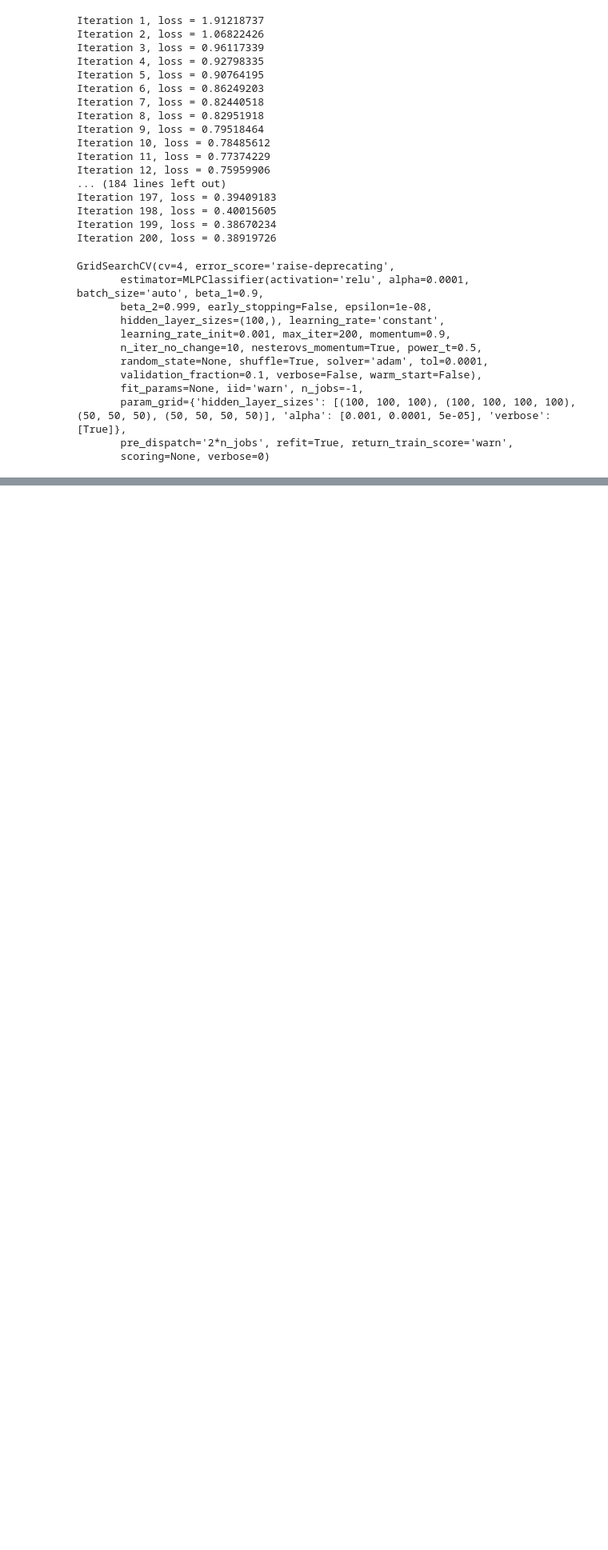
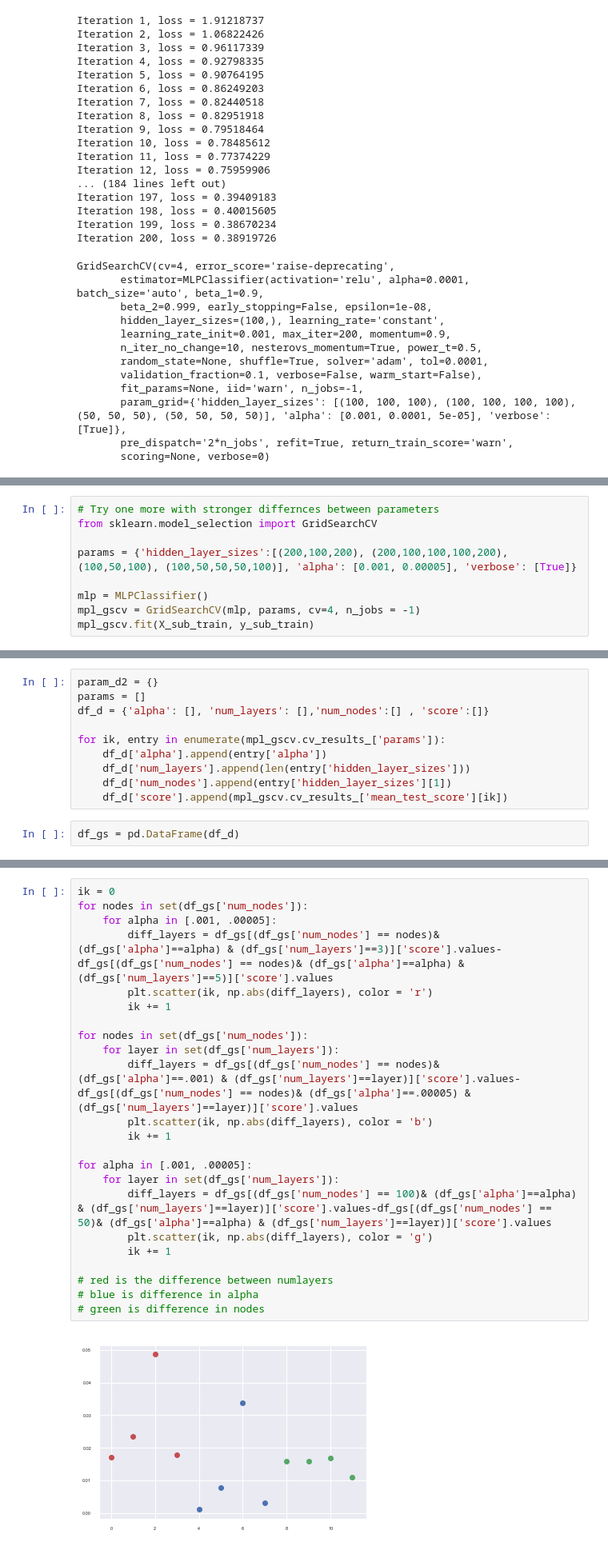
Before and after one commit to jordanplanders/Thinkful, a Jupyter notebook: Bootcamp/Unit 4/Project 4-3-3 MultiLayerPerceptron.ipynb, the cells around one changed output, grey strips where cells are left out. Shown at 80% size. Drawn from its saved outputs; the diff is of its cells as text; blank space fills up the shorter version.

```diff
--- a/Bootcamp/Unit 4/Project 4-3-3 MultiLayerPerceptron.ipynb
+++ b/Bootcamp/Unit 4/Project 4-3-3 MultiLayerPerceptron.ipynb
@@ -237,0 +442,9 @@ mpl_gscv.__dict__
+# %%
+# Try one more with stronger differnces between parameters
+from sklearn.model_selection import GridSearchCV
+
+params = {'hidden_layer_sizes':[(200,100,200), (200,100,100,100,200), (100,50,100), (100,50,50,50,100)], 'alpha': [0.001, 0.00005], 'verbose': [True]}
+
+mlp = MLPClassifier()
+mpl_gscv = GridSearchCV(mlp, params, cv=4, n_jobs = -1)
+mpl_gscv.fit(X_sub_train, y_sub_train)
@@ -237,0 +487,12 @@ mpl_gscv.__dict__
+# %%
+param_d2 = {}
+params = []
+df_d = {'alpha': [], 'num_layers': [],'num_nodes':[] , 'score':[]}
+
+for ik, entry in enumerate(mpl_gscv.cv_results_['params']):
+    df_d['alpha'].append(entry['alpha'])
+    df_d['num_layers'].append(len(entry['hidden_layer_sizes']))
+    df_d['num_nodes'].append(entry['hidden_layer_sizes'][1])
+    df_d['score'].append(mpl_gscv.cv_results_['mean_test_score'][ik])
+# %%
+df_gs = pd.DataFrame(df_d)
@@ -237,0 +527,25 @@ mpl_gscv.__dict__
+# %%
+ik = 0
+for nodes in set(df_gs['num_nodes']):
+    for alpha in [.001, .00005]:
+        diff_layers = df_gs[(df_gs['num_nodes'] == nodes)& (df_gs['alpha']==alpha) & (df_gs['num_layers']==3)]['score'].values-df_gs[(df_gs['num_nodes'] == nodes)& (df_gs['alpha']==alpha) & (df_gs['num_layers']==5)]['score'].values
+        plt.scatter(ik, np.abs(diff_layers), color = 'r')
+        ik += 1
+
+for nodes in set(df_gs['num_nodes']):
+    for layer in set(df_gs['num_layers']):
+        diff_layers = df_gs[(df_gs['num_nodes'] == nodes)& (df_gs['alpha']==.001) & (df_gs['num_layers']==layer)]['score'].values-df_gs[(df_gs['num_nodes'] == nodes)& (df_gs['alpha']==.00005) & (df_gs['num_layers']==layer)]['score'].values
+        plt.scatter(ik, np.abs(diff_layers), color = 'b')
+        ik += 1
+
+for alpha in [.001, .00005]:
+    for layer in set(df_gs['num_layers']):
+        diff_layers = df_gs[(df_gs['num_nodes'] == 100)& (df_gs['alpha']==alpha) & (df_gs['num_layers']==layer)]['score'].values-df_gs[(df_gs['num_nodes'] == 50)& (df_gs['alpha']==alpha) & (df_gs['num_layers']==layer)]['score'].values
+        plt.scatter(ik, np.abs(diff_layers), color = 'g')
+        ik += 1
+
+# red is the difference between numlayers
+# blue is difference in alpha
+# green is difference in nodes
+# %% [output]
+[figure, added]
```
Also changed, not shown: parts of 34 cells of this notebook.
